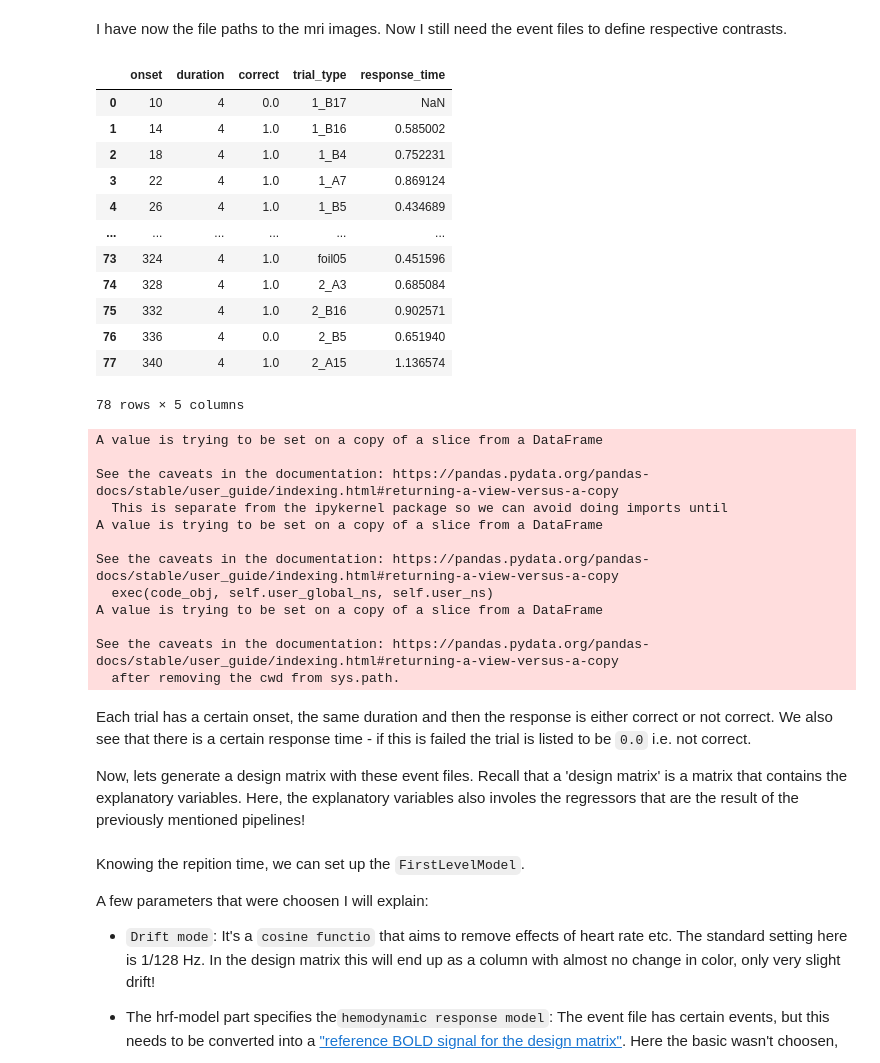
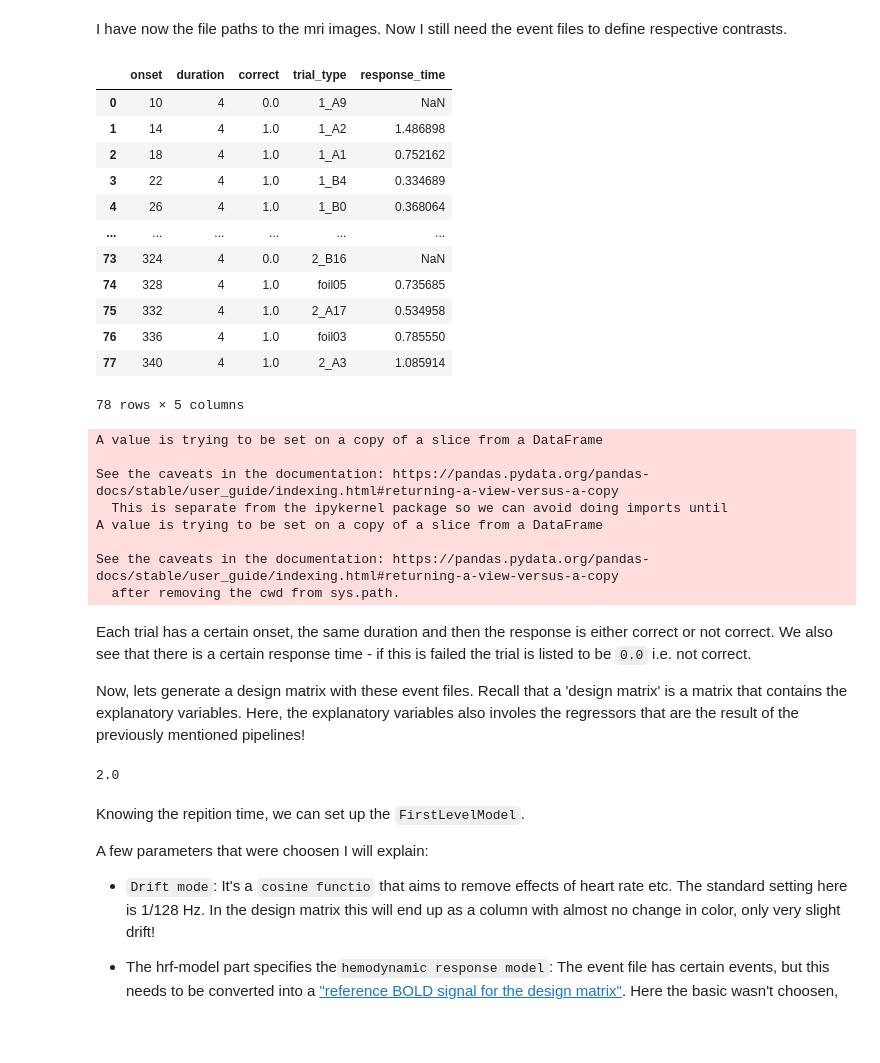
Before and after one commit to tchaase/research-internship-2022, a Jupyter notebook: code/linear_model.ipynb, the cells around one changed output. Saved outputs shown, nothing was run; the diff lists cells and outputs as text; code cells hidden in the pictures; blank space fills up the shorter version.

```diff
--- a/code/linear_model.ipynb
+++ b/code/linear_model.ipynb
@@ -26,35 +28,31 @@ anat__img_run1_sub1_path = '/home/tchaase/Documents/Universitaet/Forschungsmodul
 # %% [markdown]
 I have now the file paths to the mri images. Now I still need the event files to define respective contrasts.
 # %%
-events_run1_sub1_path = '/home/tchaase/Documents/Universitaet/Forschungsmodul/project/data/ds003707/sub-01/func/sub-01_task-scene_run-01_events.tsv'
+events_run1_sub6_path = '/home/tchaase/Documents/Universitaet/Forschungsmodul/project/data/ds003707/sub-06/func/sub-06_task-scene_run-01_events.tsv'
 
 import pandas as pd
-events_run1_sub1 = pd.read_table(events_run1_sub1_path)
+events_run1_sub6 = pd.read_table(events_run1_sub6_path)
 
-events_run1_sub1
+events_run1_sub6
 # %% [output]
 |  | onset | duration | correct | trial_type | response_time |
-| 0 | 10 | 4 | 0.0 | 1_B17 | NaN |
-| 1 | 14 | 4 | 1.0 | 1_B16 | 0.585002 |
-| 2 | 18 | 4 | 1.0 | 1_B4 | 0.752231 |
-| 3 | 22 | 4 | 1.0 | 1_A7 | 0.869124 |
-| 4 | 26 | 4 | 1.0 | 1_B5 | 0.434689 |
+| 0 | 10 | 4 | 0.0 | 1_A9 | NaN |
+| 1 | 14 | 4 | 1.0 | 1_A2 | 1.486898 |
+| 2 | 18 | 4 | 1.0 | 1_A1 | 0.752162 |
+| 3 | 22 | 4 | 1.0 | 1_B4 | 0.334689 |
+| 4 | 26 | 4 | 1.0 | 1_B0 | 0.368064 |
 | ... | ... | ... | ... | ... | ... |
-| 73 | 324 | 4 | 1.0 | foil05 | 0.451596 |
-| 74 | 328 | 4 | 1.0 | 2_A3 | 0.685084 |
-| 75 | 332 | 4 | 1.0 | 2_B16 | 0.902571 |
-| 76 | 336 | 4 | 0.0 | 2_B5 | 0.651940 |
-| 77 | 340 | 4 | 1.0 | 2_A15 | 1.136574 |
+| 73 | 324 | 4 | 0.0 | 2_B16 | NaN |
+| 74 | 328 | 4 | 1.0 | foil05 | 0.735685 |
+| 75 | 332 | 4 | 1.0 | 2_A17 | 0.534958 |
+| 76 | 336 | 4 | 1.0 | foil03 | 0.785550 |
+| 77 | 340 | 4 | 1.0 | 2_A3 | 1.085914 |
 78 rows × 5 columns
 # %%
-events_run1_sub1 = events_run1_sub1[["onset", "duration", "trial_type"]]
-for i, row in events_run1_sub1.iterrows():
-    events_run1_sub1["trial_type"][i] = events_run1_sub1["trial_type"][i].replace('1_', '') ;
-    events_run1_sub1["trial_type"][i] = events_run1_sub1["trial_type"][i].replace('2_', '') ;
-
-events_run1_sub1["trial_type"].unique()
-
-events_run1_sub1 = events_run1_sub1[["onset", "duration", "trial_type"]]
+events_run1_sub6 = events_run1_sub6[["onset", "duration", "trial_type"]]
+for i, row in events_run1_sub6.iterrows():
+    events_run1_sub6["trial_type"][i] = events_run1_sub6["trial_type"][i].replace('1_', 'Learned_')
+    events_run1_sub6["trial_type"][i] = events_run1_sub6["trial_type"][i].replace('2_', 'Learned_')
 # %% [output]
 A value is trying to be set on a copy of a slice from a DataFrame
 
@@ -63,10 +61,6 @@ See the caveats in the documentation: https://pandas.pydata.org/pandas-docs/stab
 A value is trying to be set on a copy of a slice from a DataFrame
 
 See the caveats in the documentation: https://pandas.pydata.org/pandas-docs/stable/user_guide/indexing.html#returning-a-view-versus-a-copy
-  exec(code_obj, self.user_global_ns, self.user_ns)
-A value is trying to be set on a copy of a slice from a DataFrame
-
-See the caveats in the documentation: https://pandas.pydata.org/pandas-docs/stable/user_guide/indexing.html#returning-a-view-versus-a-copy
   after removing the cwd from sys.path.
 # %% [markdown]
 Each trial has a certain onset, the same duration and then the response is either correct or not correct.
@@ -74,15 +68,17 @@ We also see that there is a certain response time - if this is failed the trial
 
 Now, lets generate a design matrix with these event files. Recall that a 'design matrix' is a matrix that contains the explanatory variables. Here, the explanatory variables also involes the regressors that are the result of the previously mentioned pipelines!
 # %%
-from nilearn.glm.first_level import FirstLevelModel ;
+from nilearn.glm.first_level import FirstLevelModel
 
-#Now I need the TR and other parameters. I previously extracted them using the 'pybids module!'
+#Now I need the TR and other parameters. I previously extracted them using the 'pybids module! Here I will take also show a different attempt:
 
 import nibabel as nib ;
 
-fmri_img_run1_sub1 = nib.load(fmri_img_run1_sub1_path);
+fmri_img_run1_sub6 = nib.load(fmri_img_run1_sub6_path);
 #The get_zooms function contains voxel size with the 4th entry being the time, this is therefore the repititon time!
-fmri_img_run1_sub1.header.get_zooms()[3] ;
+fmri_img_run1_sub6.header.get_zooms()[3]
+# %% [output]
+2.0
 # %% [markdown]
 Knowing the repition time, we can set up the `FirstLevelModel`.
 
```
Also changed, not shown: parts of 28 cells of this notebook.
